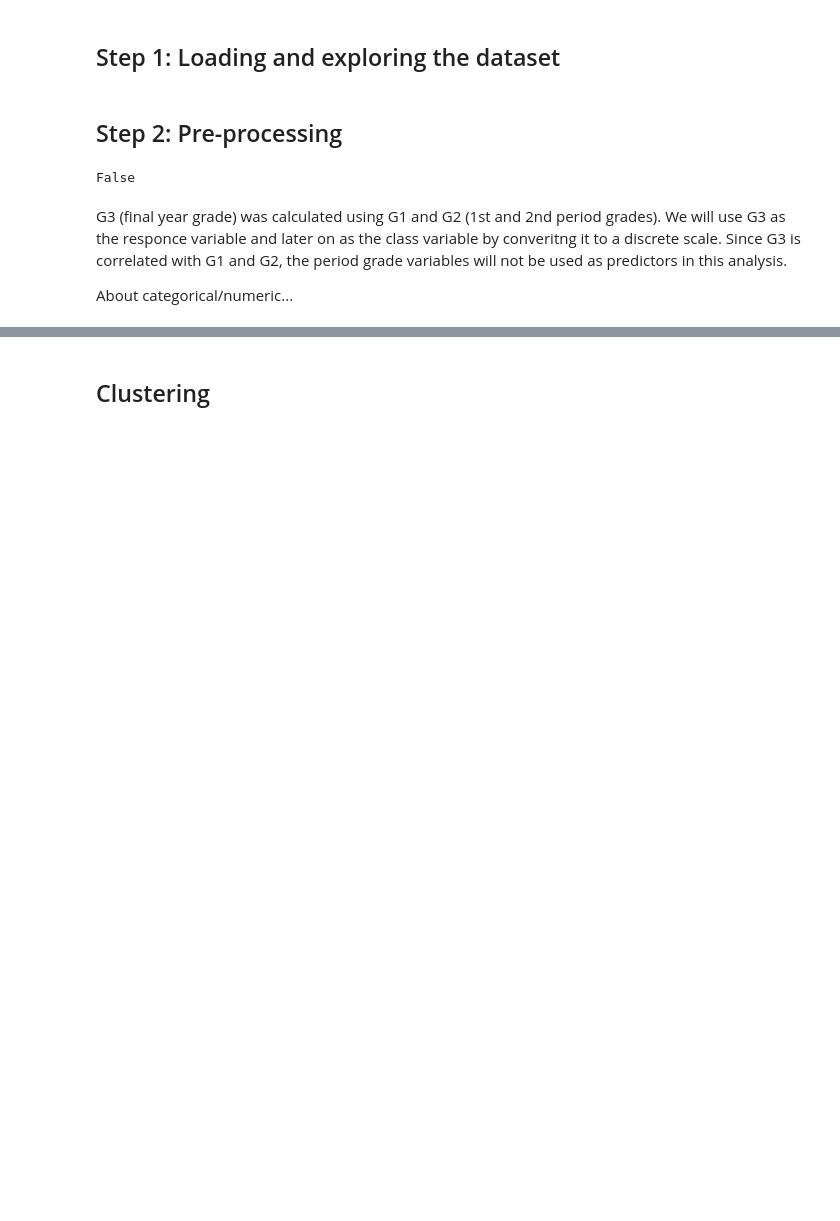
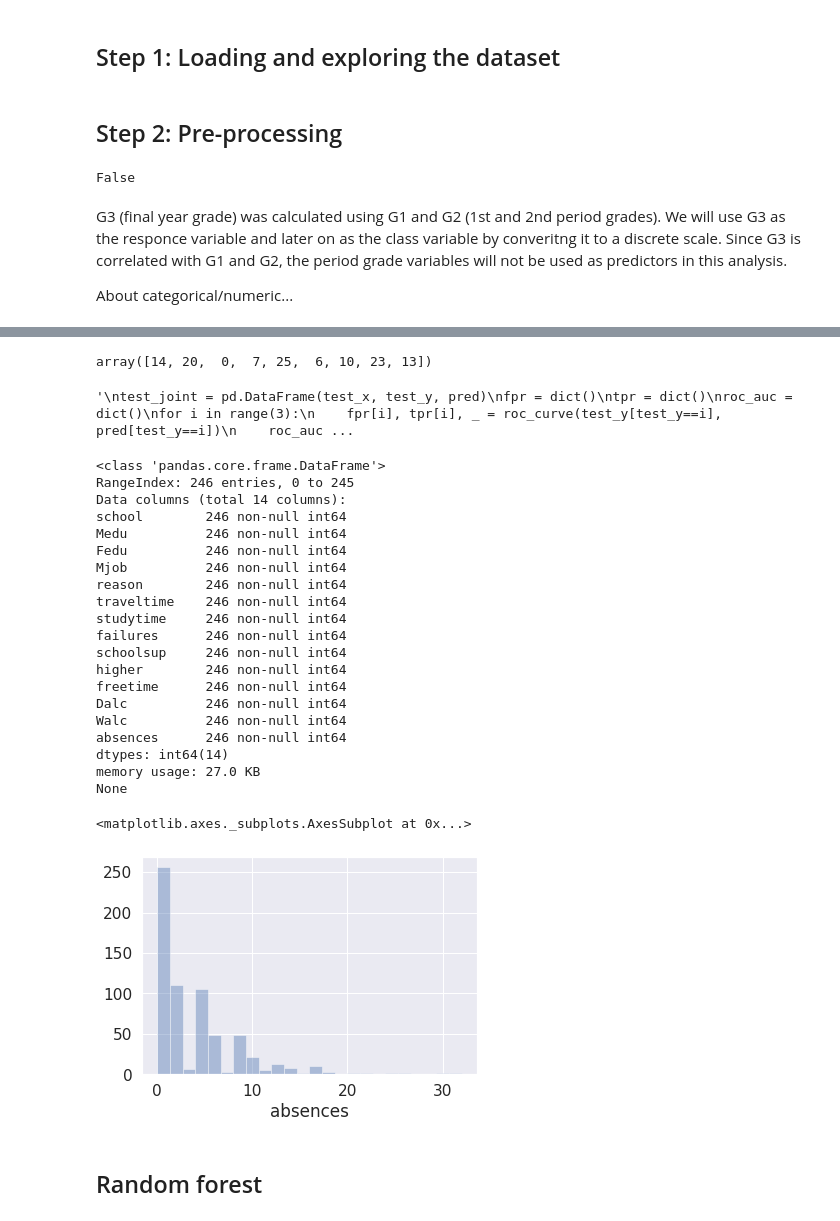
Before and after one commit to olga-khab/msa-predicting-performance, a Jupyter notebook: msa-project.ipynb, the cells around one changed output, grey strips where cells are left out. Cells and saved outputs as stored; diff of their text form; code cells hidden in the pictures; blank space fills up the shorter version.

```diff
--- a/msa-project.ipynb
+++ b/msa-project.ipynb
@@ -202,3 +228,50 @@ memory usage: 14.1 KB
 None
-# %% [markdown]
-## Clustering
+# %%
+from skfeature.function.statistical_based import CFS
+idx = CFS.cfs(X.values, y)
+# %% [output]
+array([14, 20,  0,  7, 25,  6, 10, 23, 13])
+# %%
+# Plot ROC curve
+from sklearn.metrics import roc_curve, auc
+'''
+test_joint = pd.DataFrame(test_x, test_y, pred)
+fpr = dict()
+tpr = dict()
+roc_auc = dict()
+for i in range(3):
+    fpr[i], tpr[i], _ = roc_curve(test_y[test_y==i], pred[test_y==i])
+    roc_auc[i] = auc(fpr[i], tpr[i])
+'''
+# %% [output]
+'\ntest_joint = pd.DataFrame(test_x, test_y, pred)\nfpr = dict()\ntpr = dict()\nroc_auc = dict()\nfor i in range(3):\n    fpr[i], tpr[i], _ = roc_curve(test_y[test_y==i], pred[test_y==i])\n    roc_auc ...
+# %%
+# Comments on NB assumptions
+#sn.distplot(df['age'], kde=False)
+print(df_selected.info())
+sn.distplot(df['absences'], kde=False)
+# %% [output]
+<class 'pandas.core.frame.DataFrame'>
+RangeIndex: 246 entries, 0 to 245
+Data columns (total 14 columns):
+school        246 non-null int64
+Medu          246 non-null int64
+Fedu          246 non-null int64
+Mjob          246 non-null int64
+reason        246 non-null int64
+traveltime    246 non-null int64
+studytime     246 non-null int64
+failures      246 non-null int64
+schoolsup     246 non-null int64
+higher        246 non-null int64
+freetime      246 non-null int64
+Dalc          246 non-null int64
+Walc          246 non-null int64
+absences      246 non-null int64
+dtypes: int64(14)
+memory usage: 27.0 KB
+None
+<matplotlib.axes._subplots.AxesSubplot at 0x...>
+[figure, added]
+# %% [markdown]
+## Random forest
```
Also changed, not shown: parts of 8 cells of this notebook.
